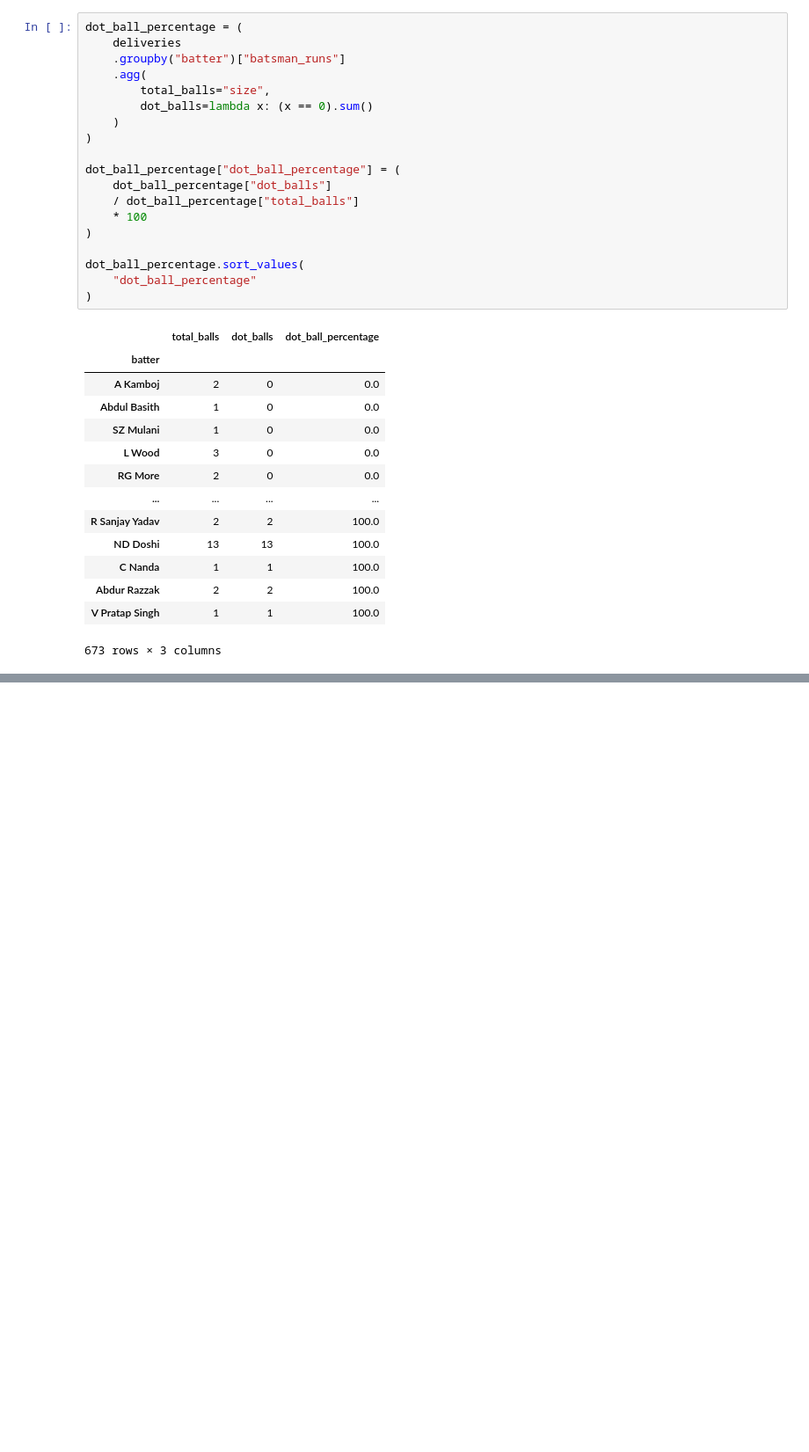
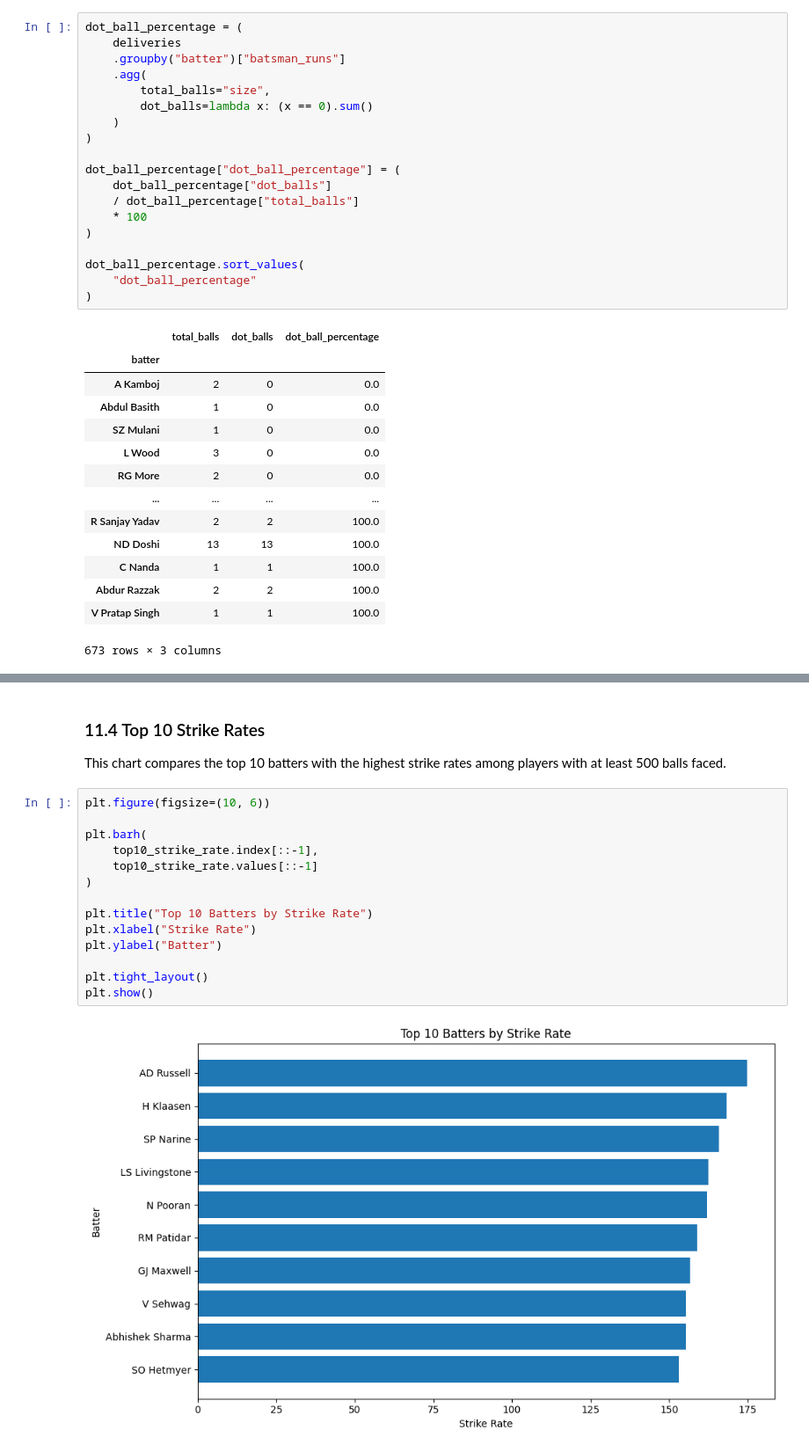
Before and after one commit to khalil-Gardiwal/ipl-data-analysis, a Jupyter notebook: notebooks/ipl-analysis.ipynb, the cells around one changed output, grey strips where cells are left out. Shown at 88% size. Saved outputs shown, nothing was run; the diff lists cells and outputs as text; blank space fills up the shorter version.

```diff
--- a/notebooks/ipl-analysis.ipynb
+++ b/notebooks/ipl-analysis.ipynb
@@ -2151,0 +2215,20 @@ dot_ball_percentage.sort_values(
+# %% [markdown]
+### 11.4 Top 10 Strike Rates
+
+This chart compares the top 10 batters with the highest strike rates among players with at least 500 balls faced.
+# %%
+plt.figure(figsize=(10, 6))
+
+plt.barh(
+    top10_strike_rate.index[::-1],
+    top10_strike_rate.values[::-1]
+)
+
+plt.title("Top 10 Batters by Strike Rate")
+plt.xlabel("Strike Rate")
+plt.ylabel("Batter")
+
+plt.tight_layout()
+plt.show()
+# %% [output]
+[figure, added]
```
Also changed, not shown: parts of 32 cells of this notebook.
